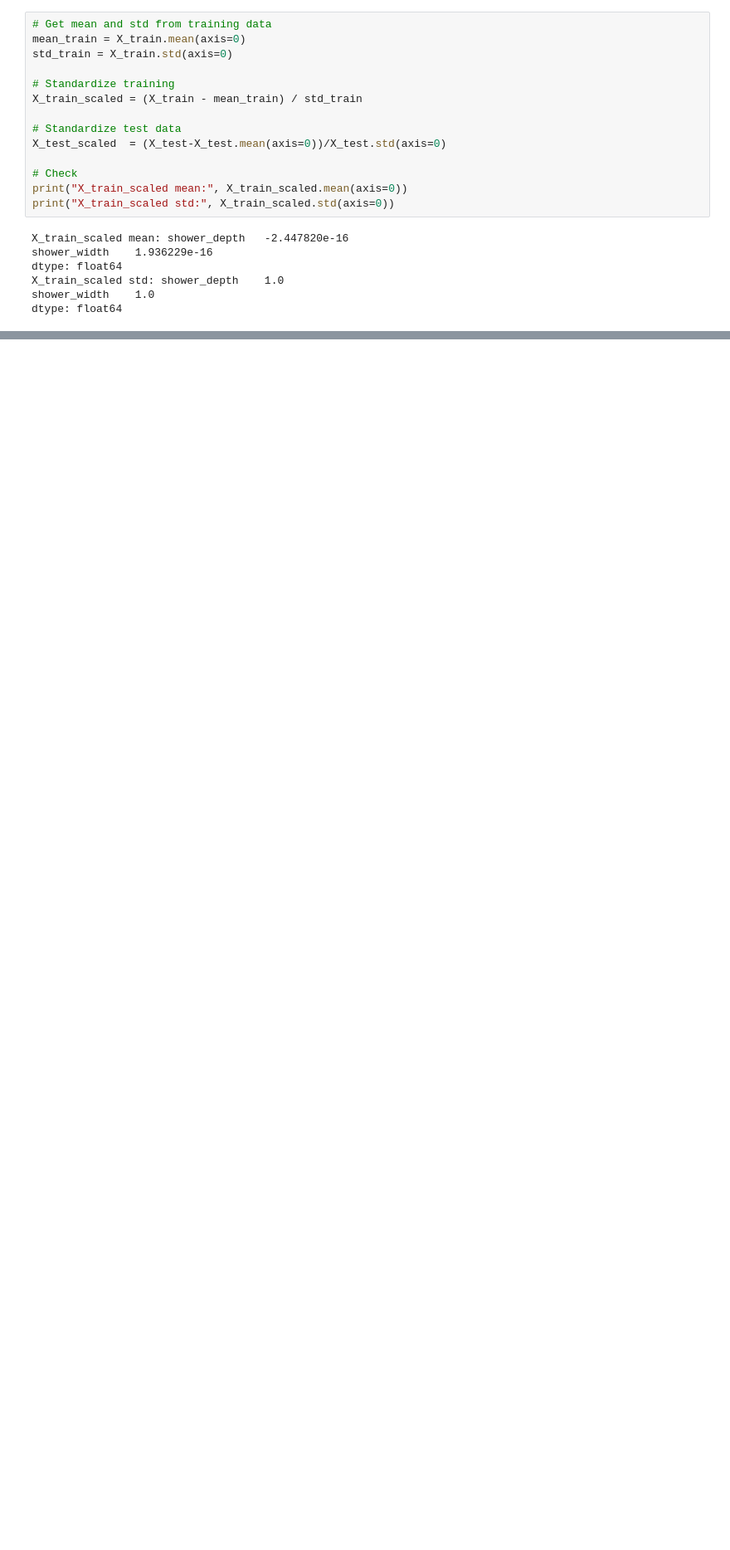
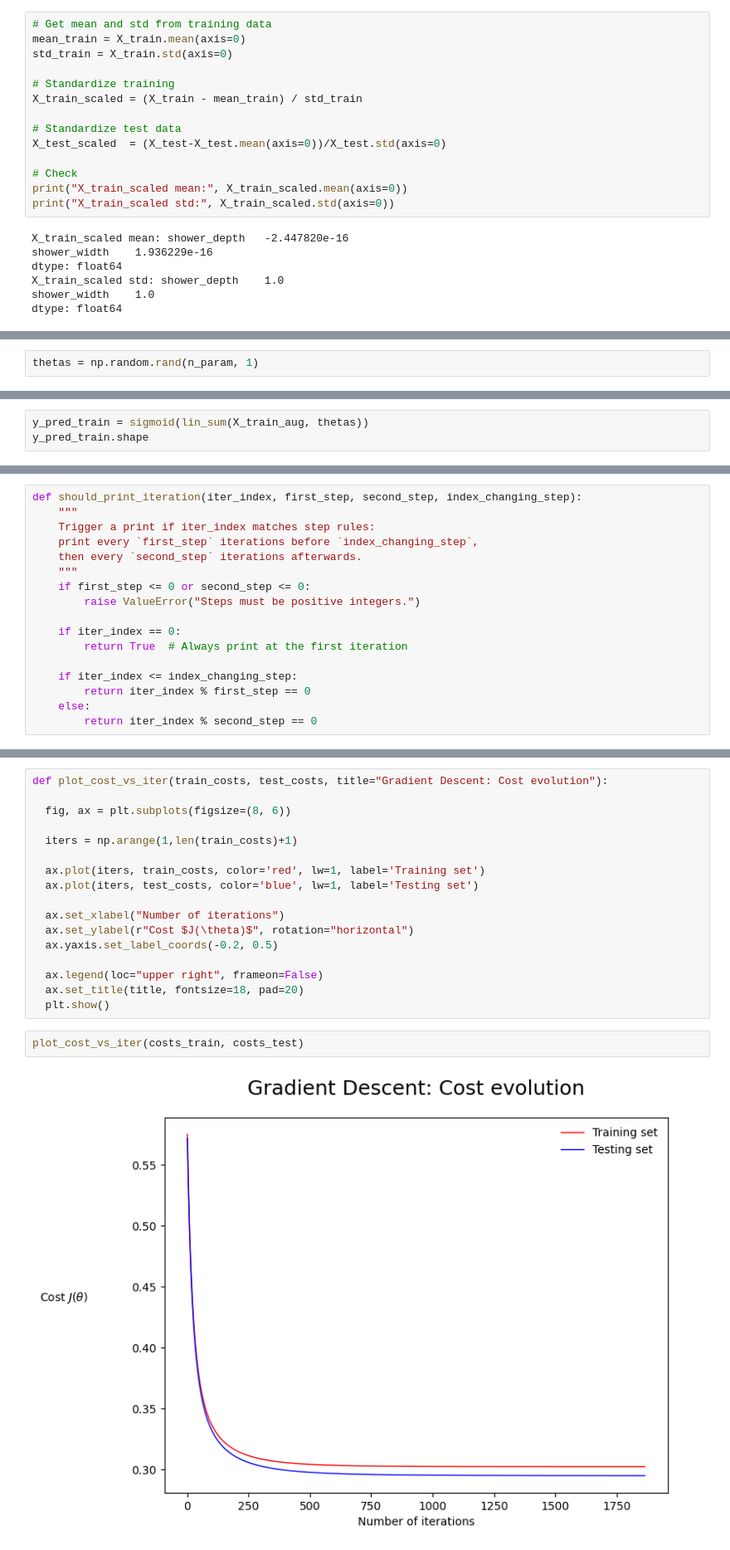
Before and after one commit to MELAI-1/MY-PROJECT, a Jupyter notebook: machine-learning/Melvin_ml_t2.ipynb, the cells around one changed output, grey strips where cells are left out. Shown at 83% size. Saved outputs shown, nothing was run; the diff lists cells and outputs as text; blank space fills up the shorter version.

```diff
--- a/machine-learning/Melvin_ml_t2.ipynb
+++ b/machine-learning/Melvin_ml_t2.ipynb
@@ -182,0 +243,2 @@ SyntaxError: invalid syntax. Perhaps you forgot a comma? (ipython-input-14937637
+# %%
+thetas = np.random.rand(n_param, 1)
@@ -182,0 +307,3 @@ SyntaxError: invalid syntax. Perhaps you forgot a comma? (ipython-input-14937637
+# %%
+y_pred_train = sigmoid(lin_sum(X_train_aug, thetas))
+y_pred_train.shape
@@ -182,0 +355,17 @@ SyntaxError: invalid syntax. Perhaps you forgot a comma? (ipython-input-14937637
+# %%
+def should_print_iteration(iter_index, first_step, second_step, index_changing_step):
+    """
+    Trigger a print if iter_index matches step rules:
+    print every `first_step` iterations before `index_changing_step`,
+    then every `second_step` iterations afterwards.
+    """
+    if first_step <= 0 or second_step <= 0:
+        raise ValueError("Steps must be positive integers.")
+
+    if iter_index == 0:
+        return True  # Always print at the first iteration
+
+    if iter_index <= index_changing_step:
+        return iter_index % first_step == 0
+    else:
+        return iter_index % second_step == 0
@@ -182,0 +469,21 @@ SyntaxError: invalid syntax. Perhaps you forgot a comma? (ipython-input-14937637
+# %%
+def plot_cost_vs_iter(train_costs, test_costs, title="Gradient Descent: Cost evolution"):
+
+  fig, ax = plt.subplots(figsize=(8, 6))
+
+  iters = np.arange(1,len(train_costs)+1)
+
+  ax.plot(iters, train_costs, color='red', lw=1, label='Training set')
+  ax.plot(iters, test_costs, color='blue', lw=1, label='Testing set')
+
+  ax.set_xlabel("Number of iterations")
+  ax.set_ylabel(r"Cost $J(\theta)$", rotation="horizontal")
+  ax.yaxis.set_label_coords(-0.2, 0.5)
+
+  ax.legend(loc="upper right", frameon=False)
+  ax.set_title(title, fontsize=18, pad=20)
+  plt.show()
+# %%
+plot_cost_vs_iter(costs_train, costs_test)
+# %% [output]
+[figure, added]
```
Also changed, not shown: parts of 57 cells of this notebook.
